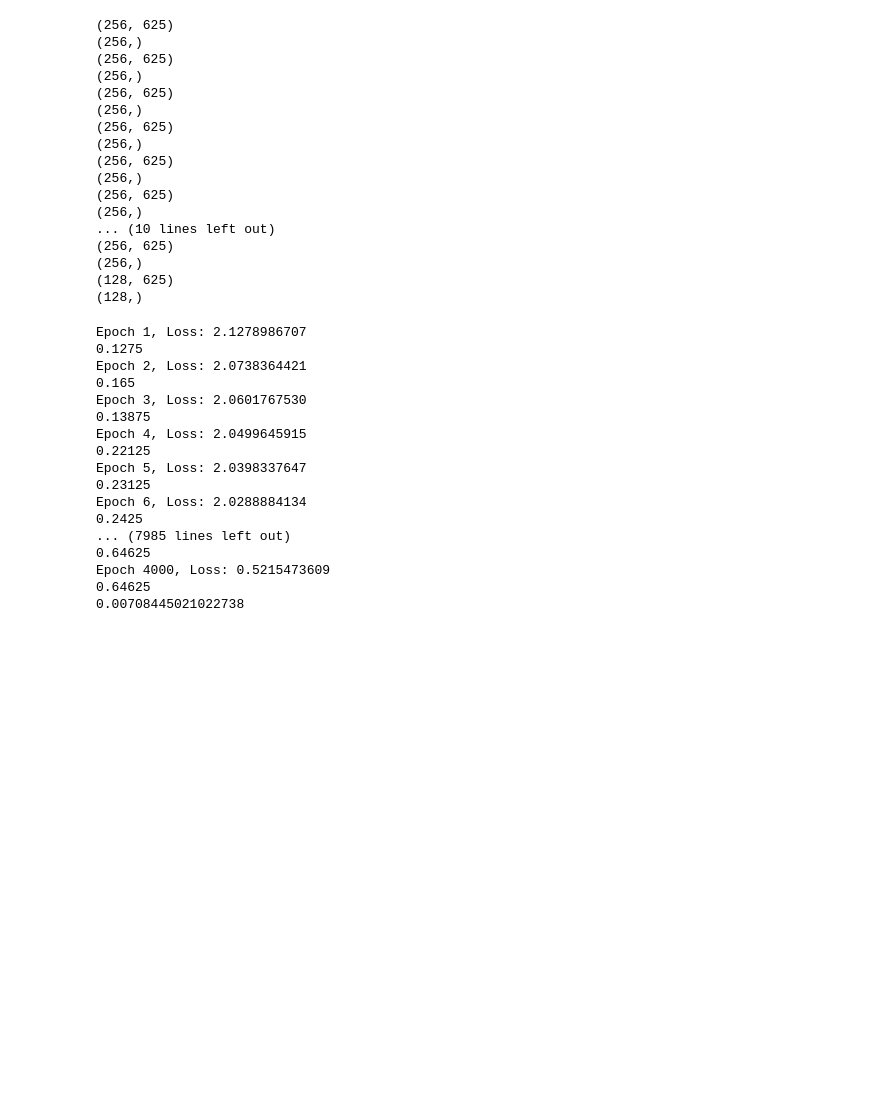
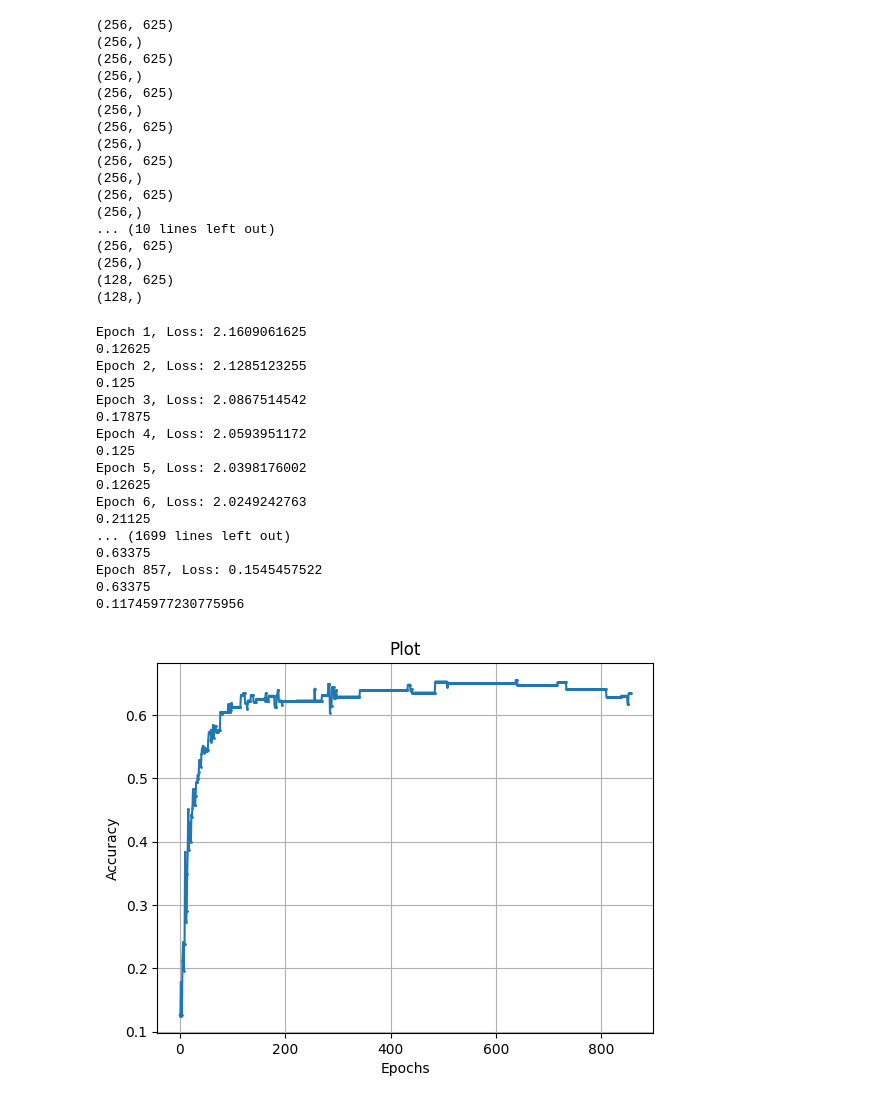
Before and after one commit to HemangSidana/COL-774-A2-PartA, a Jupyter notebook: partd.ipynb, the cells around one changed output. Drawn from its saved outputs; the diff is of its cells as text; code cells hidden in the pictures; blank space fills up the shorter version.

```diff
--- a/partd.ipynb
+++ b/partd.ipynb
@@ -318,11 +318,14 @@ for images,labels in dataloader_val:
     one_hot_labels= one_hot_encode(labels,8)
     batches_val.append((images,one_hot_labels))
 
+accu=[]
 def get_stat():
     for X_val, Y_val in batches_val:
         Y_pred= nn.predict(X_val)
         # print(cross_entropy_loss(Y_val,Y_pred)/len(dataset))
-        print(accuracy(Y_val, Y_pred))
+        z=accuracy(Y_val, Y_pred)
+        accu.append(z)
+        print(z)
 # %%
 import numpy as np
 import time
@@ -559,7 +562,7 @@ best_seed = 0
 
 for _ in range (1):
     nn = NeuralNetwork_Adam(625, [256,128,64], 8, beta1=0.95, beta2=0.999)
-    nn.train(batches,14,learning_rate=0.0001)
+    nn.train(batches,14,learning_rate=0.0015)
     if nn.get_best_loss() < best_loss:
         best_loss = nn.get_best_loss()
         best_weights = nn.get_best_weights()
@@ -568,23 +571,45 @@ for _ in range (1):
 
 print(best_loss)
 # %% [output]
-Epoch 1, Loss: 2.1278986707
-0.1275
-Epoch 2, Loss: 2.0738364421
-0.165
-Epoch 3, Loss: 2.0601767530
-0.13875
-Epoch 4, Loss: 2.0499645915
-0.22125
-Epoch 5, Loss: 2.0398337647
-0.23125
-Epoch 6, Loss: 2.0288884134
-0.2425
-... (7985 lines left out)
-0.64625
-Epoch 4000, Loss: 0.5215473609
-0.64625
-0.00708445021022738
+Epoch 1, Loss: 2.1609061625
+0.12625
+Epoch 2, Loss: 2.1285123255
+0.125
+Epoch 3, Loss: 2.0867514542
+0.17875
+Epoch 4, Loss: 2.0593951172
+0.125
+Epoch 5, Loss: 2.0398176002
+0.12625
+Epoch 6, Loss: 2.0249242763
+0.21125
+... (1699 lines left out)
+0.63375
+Epoch 857, Loss: 0.1545457522
+0.63375
+0.11745977230775956
+# %%
+import numpy as np
+import matplotlib.pyplot as plt
+
+
+x = range(len(accu))
+
+# Plot the array
+plt.plot(x, accu, marker='o',markersize=1)  # 'o' adds markers at each data point
+
+# Add labels and title
+plt.xlabel('Epochs')
+plt.ylabel('Accuracy')
+plt.title('Plot')
+
+# Show grid
+plt.grid()
+
+# Display the plot
+plt.show()
+# %% [output]
+[figure, added]
 # %%
 print(best_loss)
 # print(best_seed)
```
Also changed, not shown: parts of 2 cells of this notebook.
